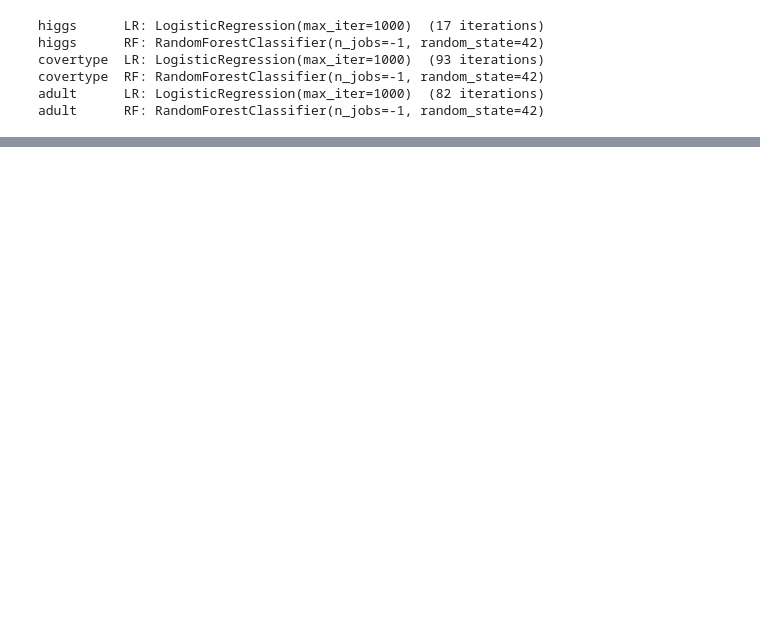
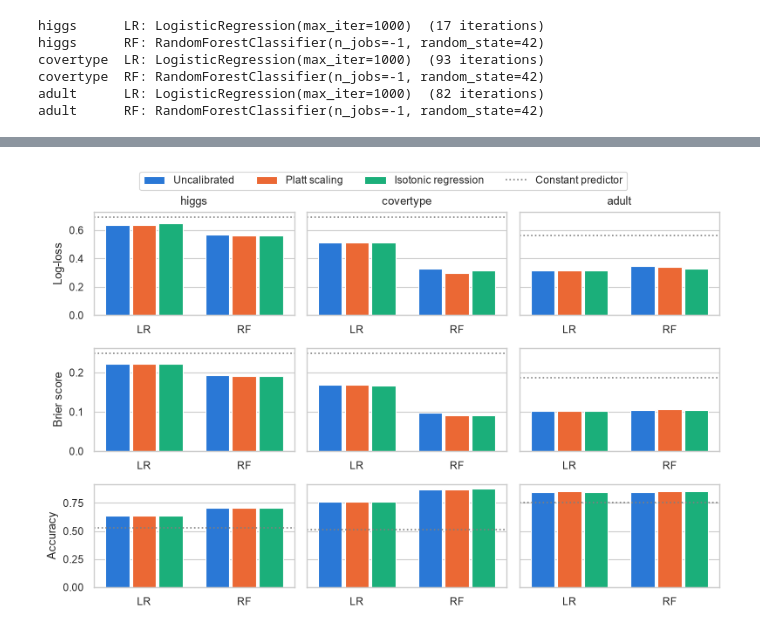
Before and after one commit to MarcoColan01/project-probcalibration-statsML2526, a Jupyter notebook: notebooks/2_training_calibration.ipynb, the cells around one changed output, grey strips where cells are left out. Cells and saved outputs as stored; diff of their text form; code cells hidden in the pictures; blank space fills up the shorter version.

```diff
--- a/notebooks/2_training_calibration.ipynb
+++ b/notebooks/2_training_calibration.ipynb
@@ -66,0 +81,9 @@ np.savez_compressed(
+# %%
+rows = []
+for name, model_name in models:
+    platt = calibrators[name, model_name, "platt"]
+    iso = calibrators[name, model_name, "isotonic"]
+    rows.append({"dataset": name, "model": model_name, "platt A": platt.A_, "platt B": platt.B_,
+                 "iterations": platt.n_iter_, "converged": platt.converged_,
+                 "isotonic steps": len(iso.values_)})
+pd.DataFrame(rows).set_index(["dataset", "model"]).round(4)
@@ -66,0 +253,21 @@ np.savez_compressed(
+# %%
+METRIC_LABELS = {"log_loss": "Log-loss", "brier": "Brier score", "accuracy": "Accuracy"}
+
+fig, axes = plt.subplots(len(METRIC_LABELS), len(DATASETS), figsize=(8, 5), sharey="row")
+for i, (metric, metric_label) in enumerate(METRIC_LABELS.items()):
+    for j, name in enumerate(DATASETS):
+        ax = axes[i, j]
+        rows = test_metrics[test_metrics["dataset"] == name]
+        sns.barplot(data=rows[rows["model"] != "constant"], x="model", y=metric, hue="method",
+                    hue_order=METHODS, palette=COLORS, saturation=1, gap=0.1, ax=ax)
+        ax.axhline(rows.loc[rows["model"] == "constant", metric].item(),
+                   color="grey", linestyle=":", label="Constant predictor")
+        ax.set(title=name if i == 0 else "", xlabel="", ylabel=metric_label if j == 0 else "")
+        handles, labels = ax.get_legend_handles_labels()
+        ax.get_legend().remove()
+fig.legend(handles, [LABELS.get(l, l) for l in labels], loc="upper center", ncol=4,
+           bbox_to_anchor=(0.5, 1.04))
+fig.tight_layout()
+fig.savefig(FIG_DIR / "test_metrics.pdf", bbox_inches="tight")
+# %% [output]
+[figure, added]
```
Also changed, not shown: parts of 8 cells of this notebook, 1 other file.
